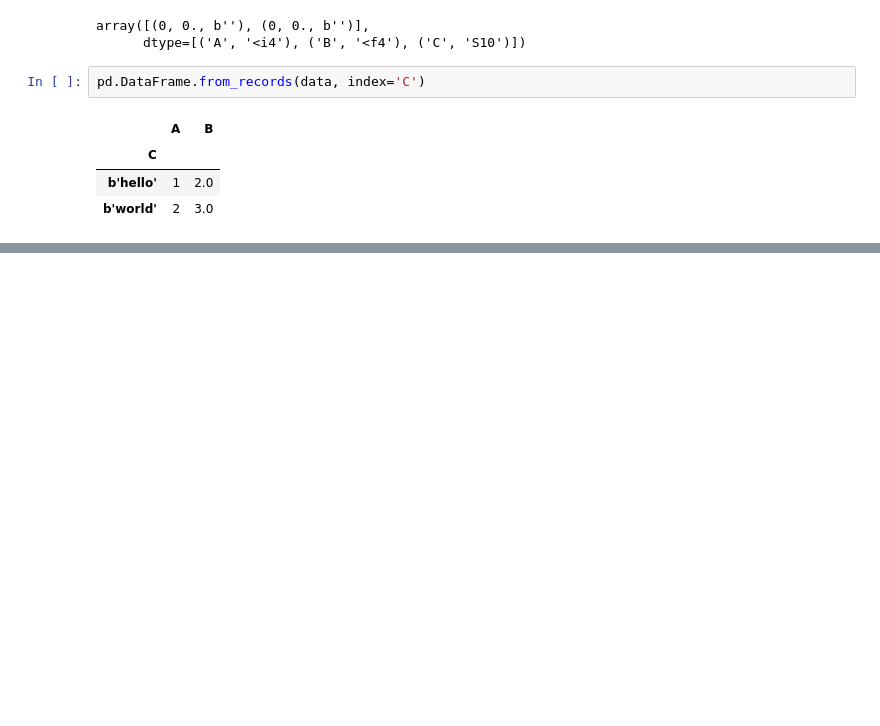
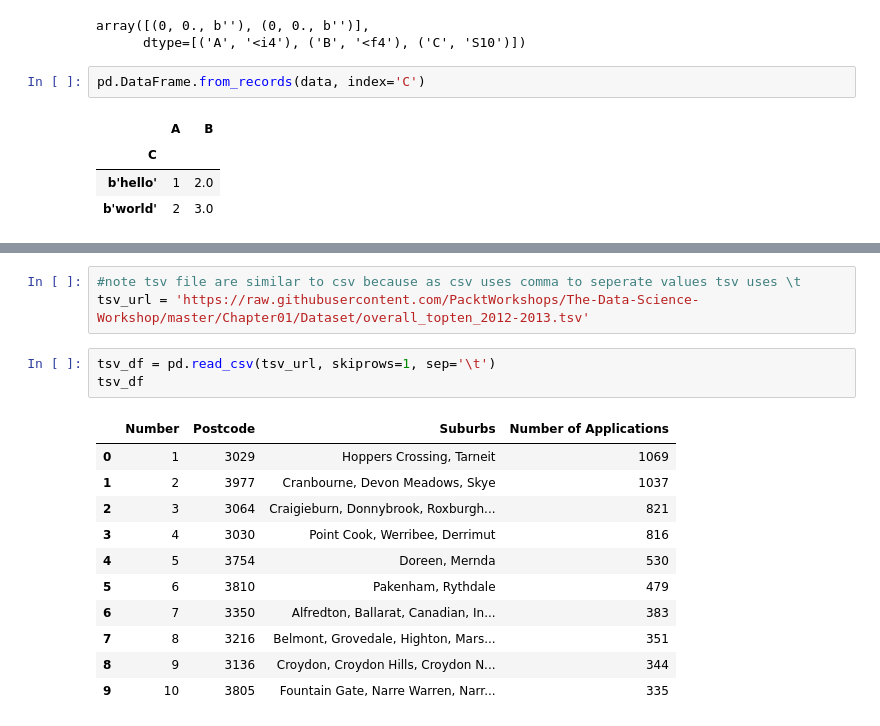
Before and after one commit to Dannysesi/Data_Science-learning, a Jupyter notebook: 30days_of_learning_pandas.ipynb, the cells around one changed output, grey strips where cells are left out. Saved outputs shown, nothing was run; the diff lists cells and outputs as text; blank space fills up the shorter version.

```diff
--- a/30days_of_learning_pandas.ipynb
+++ b/30days_of_learning_pandas.ipynb
@@ -632,0 +661,18 @@ pd.DataFrame.from_records(data, index='C')
+# %%
+#note tsv file are similar to csv because as csv uses comma to seperate values tsv uses \t
+tsv_url = 'https://raw.githubusercontent.com/PacktWorkshops/The-Data-Science-Workshop/master/Chapter01/Dataset/overall_topten_2012-2013.tsv'
+# %%
+tsv_df = pd.read_csv(tsv_url, skiprows=1, sep='\t')
+tsv_df
+# %% [output]
+|  | Number | Postcode | Suburbs | Number of Applications |
+| 0 | 1 | 3029 | Hoppers Crossing, Tarneit | 1069 |
+| 1 | 2 | 3977 | Cranbourne, Devon Meadows, Skye | 1037 |
+| 2 | 3 | 3064 | Craigieburn, Donnybrook, Roxburgh... | 821 |
+| 3 | 4 | 3030 | Point Cook, Werribee, Derrimut | 816 |
+| 4 | 5 | 3754 | Doreen, Mernda | 530 |
+| 5 | 6 | 3810 | Pakenham, Rythdale | 479 |
+| 6 | 7 | 3350 | Alfredton, Ballarat, Canadian, In... | 383 |
+| 7 | 8 | 3216 | Belmont, Grovedale, Highton, Mars... | 351 |
+| 8 | 9 | 3136 | Croydon, Croydon Hills, Croydon N... | 344 |
+| 9 | 10 | 3805 | Fountain Gate, Narre Warren, Narr... | 335 |
```
Also changed, not shown: parts of 4 cells of this notebook, 1 other file.
